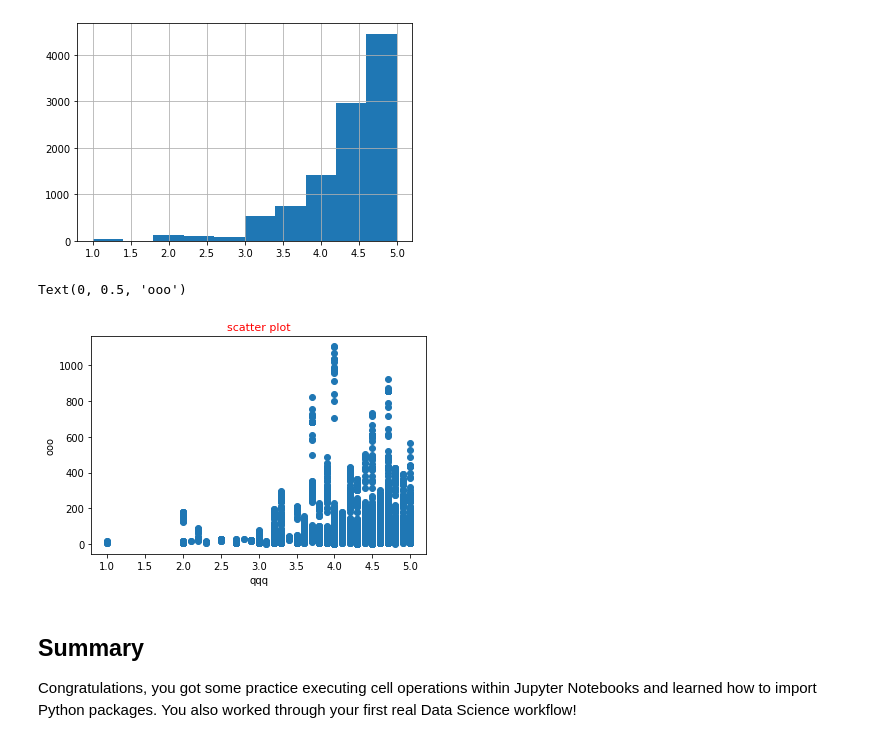
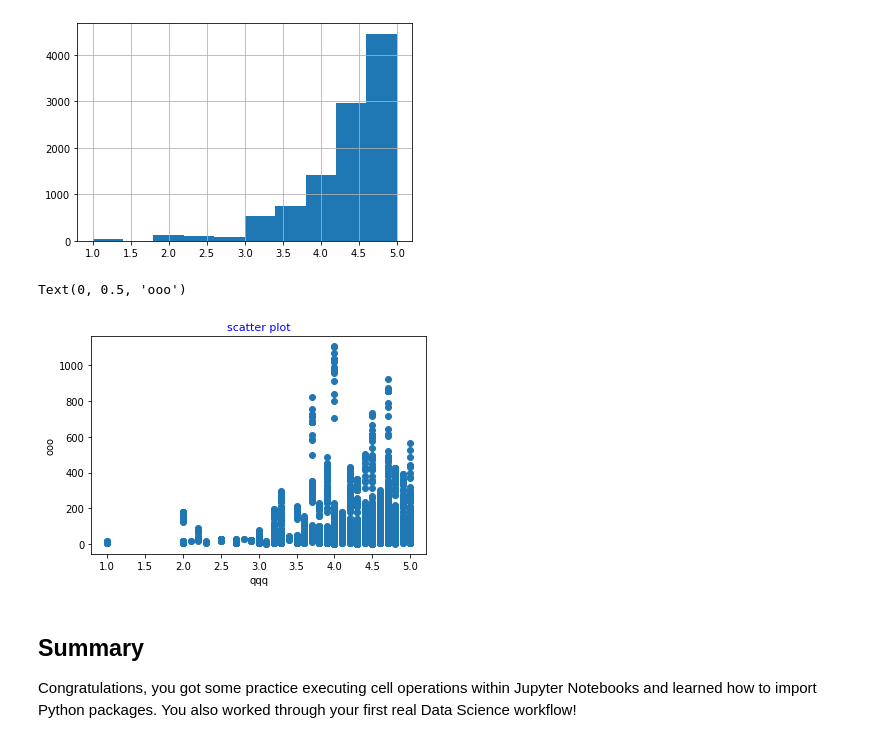
Before and after one commit to gywooo1/dsc-first-codealong-hbs-ds-060120, a Jupyter notebook: index.ipynb, the cells around one changed output. Drawn from its saved outputs; the diff is of its cells as text; code cells hidden in the pictures.

```diff
--- a/index.ipynb
+++ b/index.ipynb
@@ -332,12 +332,12 @@ df.play_star_rating.hist()
 # %%
 #Your code here
 plt.scatter(df.play_star_rating, df.list_price)
-plt.title('scatter plot', fontsize = 11, color='b')
+plt.title('scatter plot', fontsize = 11, color='blue')
 plt.xlabel('qqq')
 plt.ylabel('ooo')
 # %% [output]
 Text(0, 0.5, 'ooo')
-[figure, old version]
+[figure, new version]
 # %% [markdown]
 ## Summary
 
```
